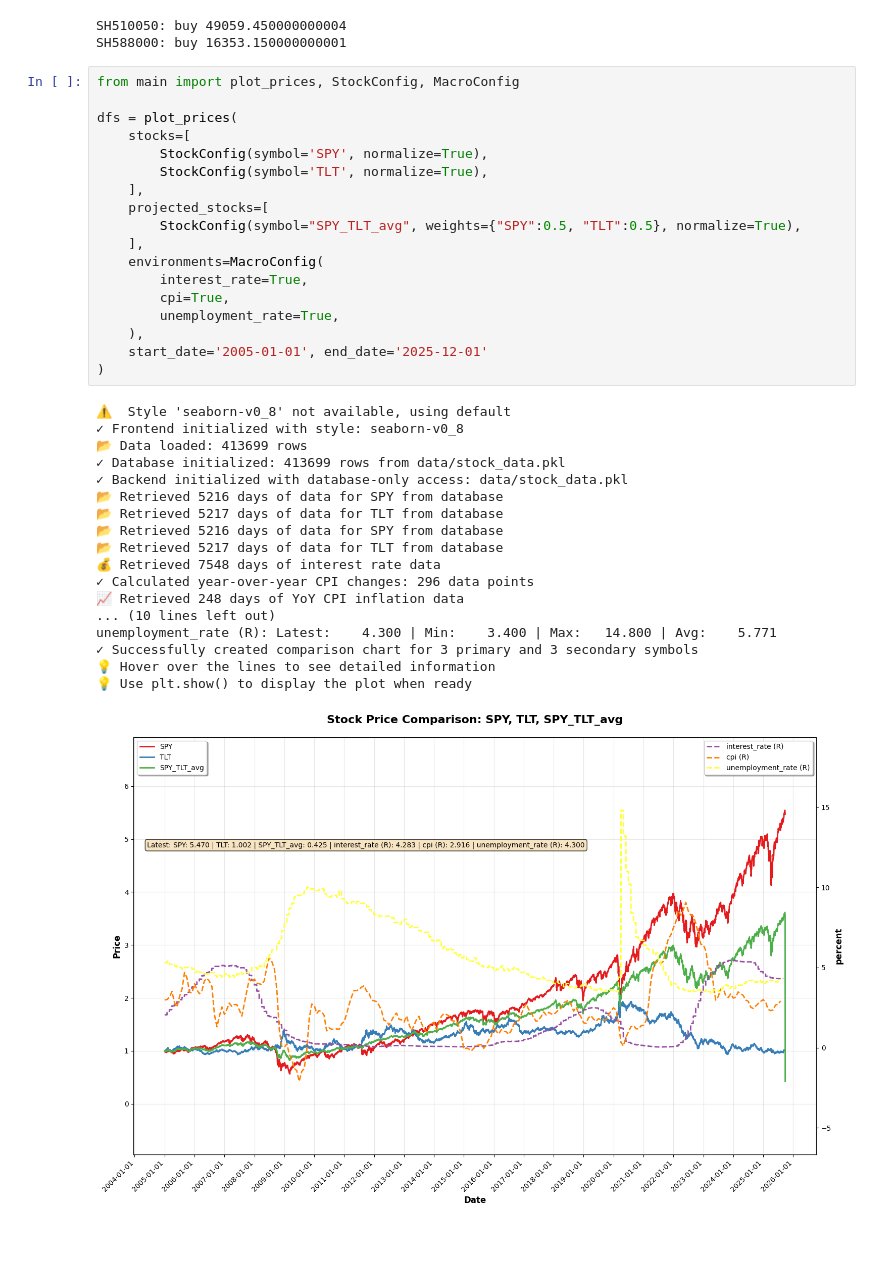
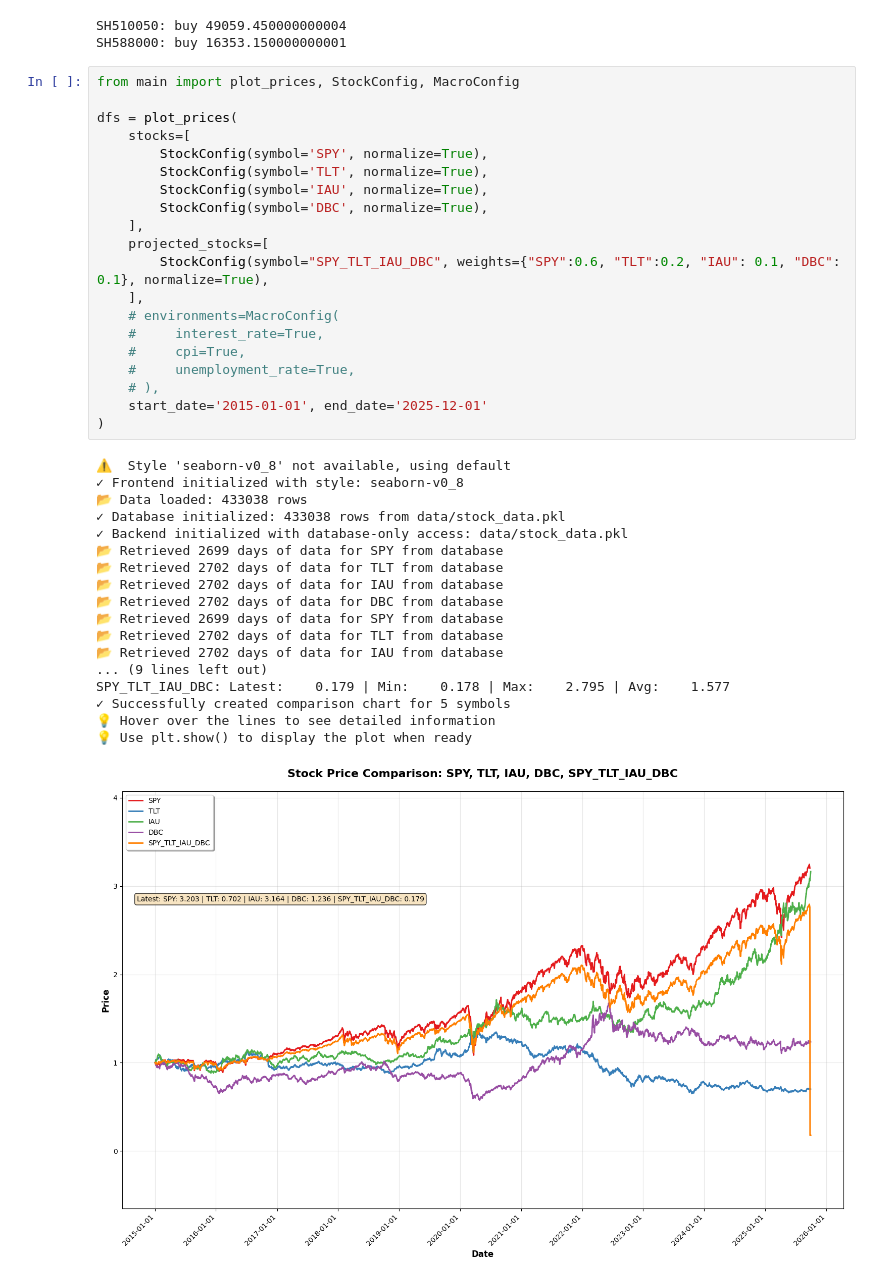
Before and after one commit to farrellsc/StockAnalysis, a Jupyter notebook: playground.ipynb, the cells around one changed output. Drawn from its saved outputs; the diff is of its cells as text; blank space fills up the shorter version.

```diff
--- a/playground.ipynb
+++ b/playground.ipynb
@@ -369,37 +377,39 @@ SH588000: buy 16353.150000000001
 # %%
 from main import plot_prices, StockConfig, MacroConfig
 
 dfs = plot_prices(
     stocks=[
         StockConfig(symbol='SPY', normalize=True),
         StockConfig(symbol='TLT', normalize=True),
+        StockConfig(symbol='IAU', normalize=True),
+        StockConfig(symbol='DBC', normalize=True),
     ],
     projected_stocks=[
-        StockConfig(symbol="SPY_TLT_avg", weights={"SPY":0.5, "TLT":0.5}, normalize=True),
+        StockConfig(symbol="SPY_TLT_IAU_DBC", weights={"SPY":0.6, "TLT":0.2, "IAU": 0.1, "DBC": 0.1}, normalize=True),
     ],
-    environments=MacroConfig(
-        interest_rate=True,
-        cpi=True,
-        unemployment_rate=True,
-    ),
-    start_date='2005-01-01', end_date='2025-12-01'
+    # environments=MacroConfig(
+    #     interest_rate=True,
+    #     cpi=True,
+    #     unemployment_rate=True,
+    # ),
+    start_date='2015-01-01', end_date='2025-12-01'
 )
 # %% [output]
 ⚠️  Style 'seaborn-v0_8' not available, using default
 ✓ Frontend initialized with style: seaborn-v0_8
-📂 Data loaded: 413699 rows
-✓ Database initialized: 413699 rows from data/stock_data.pkl
+📂 Data loaded: 433038 rows
+✓ Database initialized: 433038 rows from data/stock_data.pkl
 ✓ Backend initialized with database-only access: data/stock_data.pkl
-📂 Retrieved 5216 days of data for SPY from database
-📂 Retrieved 5217 days of data for TLT from database
-📂 Retrieved 5216 days of data for SPY from database
-📂 Retrieved 5217 days of data for TLT from database
-💰 Retrieved 7548 days of interest rate data
-✓ Calculated year-over-year CPI changes: 296 data points
-📈 Retrieved 248 days of YoY CPI inflation data
-... (10 lines left out)
-unemployment_rate (R): Latest:    4.300 | Min:    3.400 | Max:   14.800 | Avg:    5.771
-✓ Successfully created comparison chart for 3 primary and 3 secondary symbols
+📂 Retrieved 2699 days of data for SPY from database
+📂 Retrieved 2702 days of data for TLT from database
+📂 Retrieved 2702 days of data for IAU from database
+📂 Retrieved 2702 days of data for DBC from database
+📂 Retrieved 2699 days of data for SPY from database
+📂 Retrieved 2702 days of data for TLT from database
+📂 Retrieved 2702 days of data for IAU from database
+... (9 lines left out)
+SPY_TLT_IAU_DBC: Latest:    0.179 | Min:    0.178 | Max:    2.795 | Avg:    1.577
+✓ Successfully created comparison chart for 5 symbols
 💡 Hover over the lines to see detailed information
 💡 Use plt.show() to display the plot when ready
-[figure, old version]
+[figure, new version]
```
Also changed, not shown: parts of 4 cells of this notebook, 2 other files.
